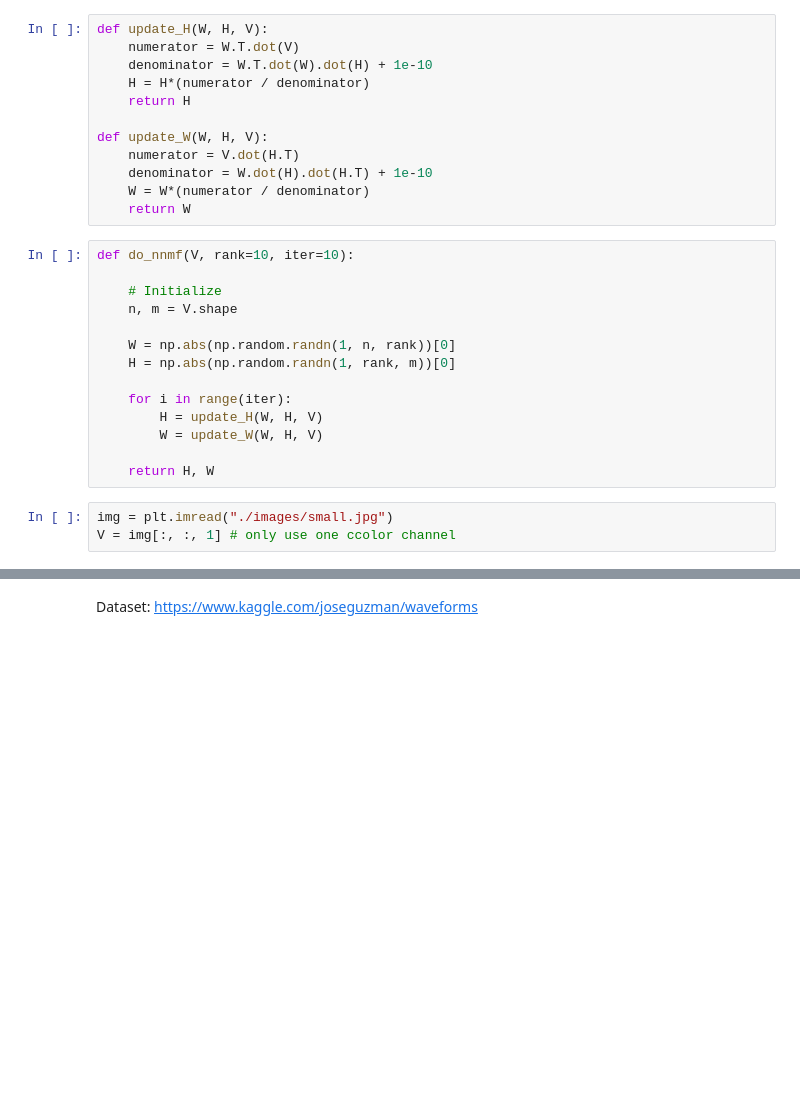
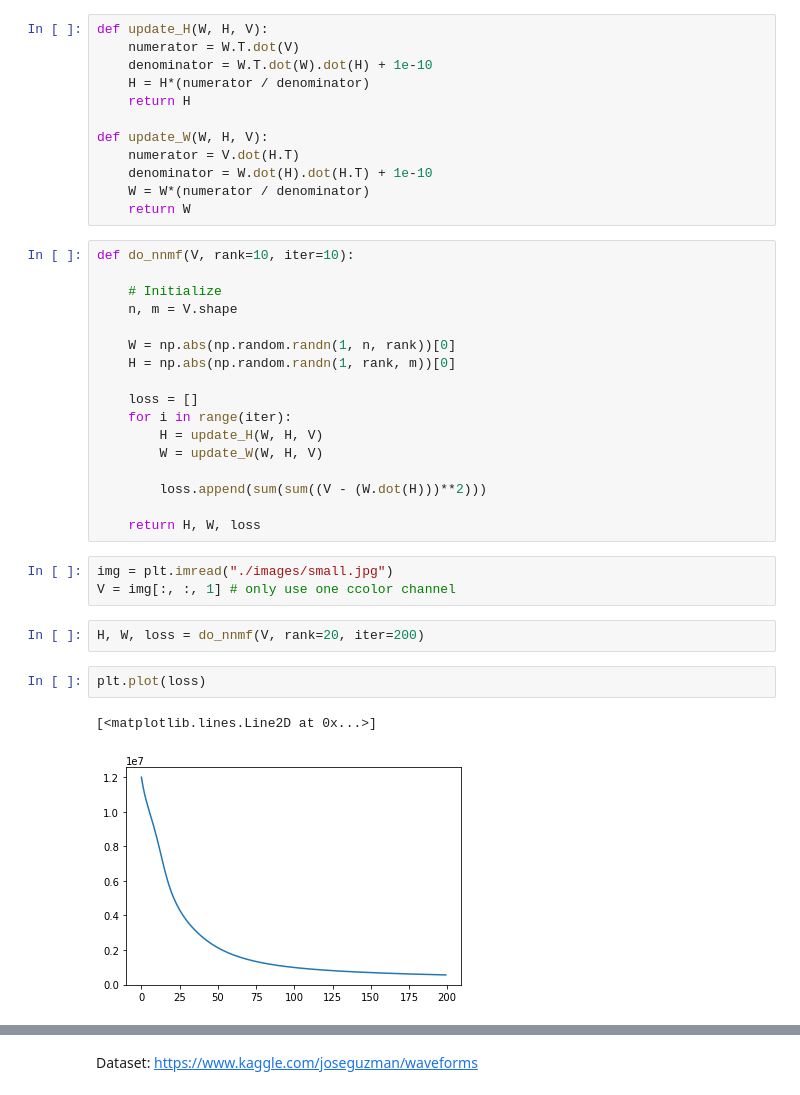
Before and after one commit to akcarsten/Non_Negative_Matrix_Factorization, a Jupyter notebook: Non_Negative_Matrix_Factorization.ipynb, the cells around one changed output, grey strips where cells are left out. Drawn from its saved outputs; the diff is of its cells as text; blank space fills up the shorter version.

```diff
--- a/Non_Negative_Matrix_Factorization.ipynb
+++ b/Non_Negative_Matrix_Factorization.ipynb
@@ -27,14 +29,24 @@ def do_nnmf(V, rank=10, iter=10):
     W = np.abs(np.random.randn(1, n, rank))[0]
     H = np.abs(np.random.randn(1, rank, m))[0]
 
+    loss = []
     for i in range(iter):
         H = update_H(W, H, V)
         W = update_W(W, H, V)
 
-    return H, W
+        loss.append(sum(sum((V - (W.dot(H)))**2)))
+
+    return H, W, loss
 # %%
 img = plt.imread("./images/small.jpg")
 V = img[:, :, 1] # only use one ccolor channel
+# %%
+H, W, loss = do_nnmf(V, rank=20, iter=200)
+# %%
+plt.plot(loss)
+# %% [output]
+[<matplotlib.lines.Line2D at 0x...>]
+[figure, added]
 # %%
 ranks_to_test = [5, 10, 50, 100]
 
```
Also changed, not shown: parts of 8 cells of this notebook.
